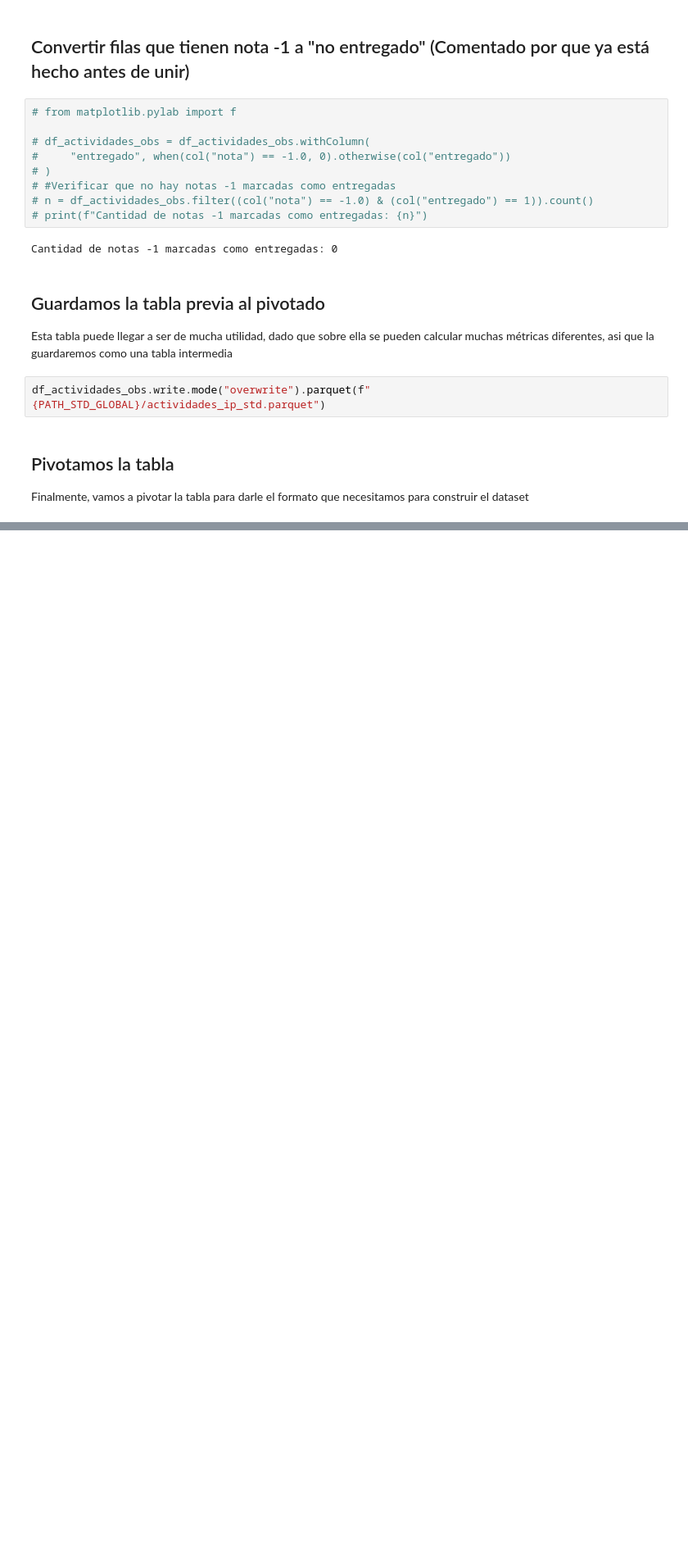
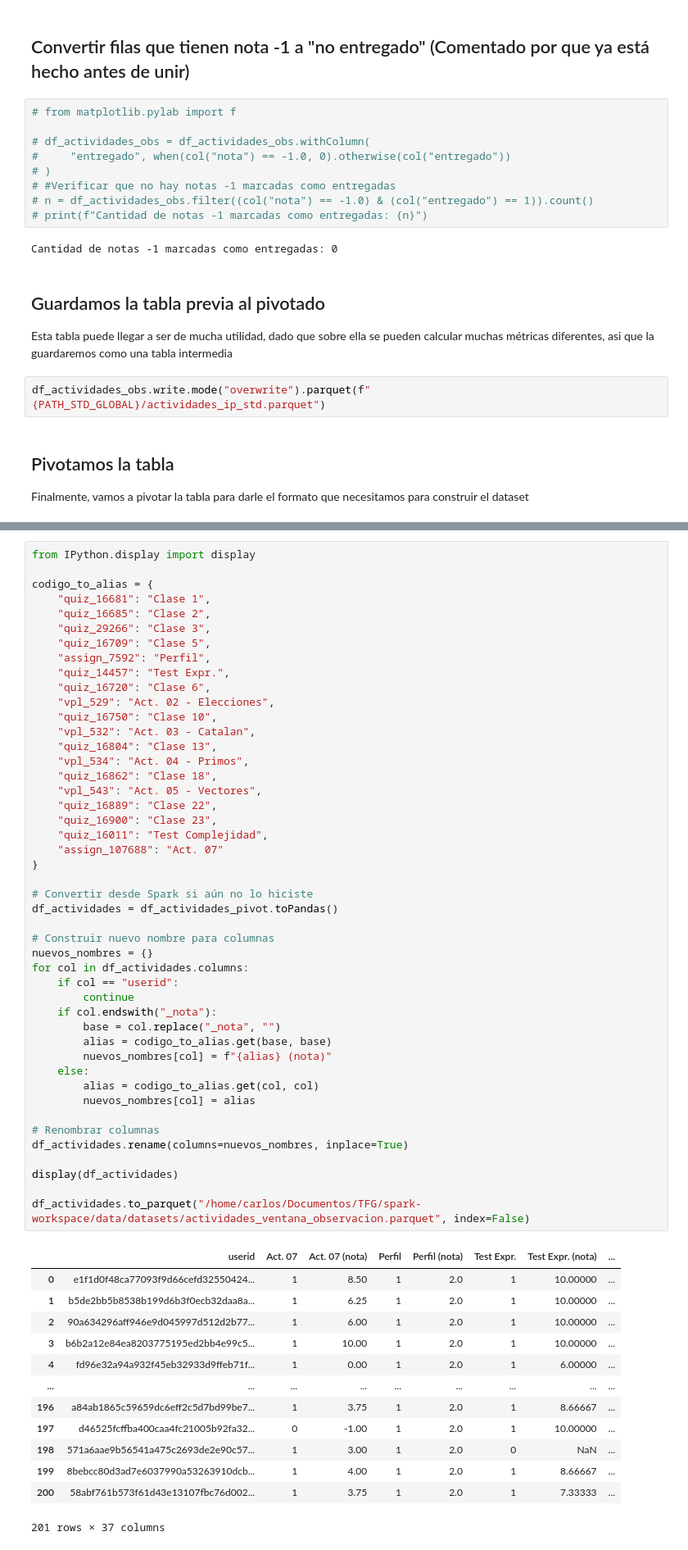
Before and after one commit to Cmanzano03/TFG_cmi_Moodle, a Jupyter notebook: notebooks/Features/Actividades/metricas/unir_pivotar_actividades.ipynb, the cells around one changed output, grey strips where cells are left out. Shown: that part at 82% size. Drawn from its saved outputs; the diff is of its cells as text; blank space fills up the shorter version.

Commit message:
Terminado EDA sobre el primer dataset

```diff
--- a/notebooks/Features/Actividades/metricas/unir_pivotar_actividades.ipynb
+++ b/notebooks/Features/Actividades/metricas/unir_pivotar_actividades.ipynb
@@ -256,0 +229,60 @@ only showing top 100 rows
+# %%
+from IPython.display import display
+
+codigo_to_alias = {
+    "quiz_16681": "Clase 1",
+    "quiz_16685": "Clase 2",
+    "quiz_29266": "Clase 3",
+    "quiz_16709": "Clase 5",
+    "assign_7592": "Perfil",
+    "quiz_14457": "Test Expr.",
+    "quiz_16720": "Clase 6",
+    "vpl_529": "Act. 02 - Elecciones",
+    "quiz_16750": "Clase 10",
+    "vpl_532": "Act. 03 - Catalan",
+    "quiz_16804": "Clase 13",
+    "vpl_534": "Act. 04 - Primos",
+    "quiz_16862": "Clase 18",
+    "vpl_543": "Act. 05 - Vectores",
+    "quiz_16889": "Clase 22",
+    "quiz_16900": "Clase 23",
+    "quiz_16011": "Test Complejidad",
+    "assign_107688": "Act. 07"
+}
+
+# Convertir desde Spark si aún no lo hiciste
+df_actividades = df_actividades_pivot.toPandas()
+
+# Construir nuevo nombre para columnas
+nuevos_nombres = {}
+for col in df_actividades.columns:
+    if col == "userid":
+        continue
+    if col.endswith("_nota"):
+        base = col.replace("_nota", "")
+        alias = codigo_to_alias.get(base, base)
+        nuevos_nombres[col] = f"{alias} (nota)"
+    else:
+        alias = codigo_to_alias.get(col, col)
+        nuevos_nombres[col] = alias
+
+# Renombrar columnas
+df_actividades.rename(columns=nuevos_nombres, inplace=True)
+
+display(df_actividades)
+
+df_actividades.to_parquet("/home/carlos/Documentos/TFG/spark-workspace/data/datasets/actividades_ventana_observacion.parquet", index=False)
+# %% [output]
+|  | userid | Act. 07 | Act. 07 (nota) | Perfil | Perfil (nota) | Test Expr. | Test Expr. (nota) | ... |
+| 0 | e1f1d0f48ca77093f9d66cefd32550424... | 1 | 8.50 | 1 | 2.0 | 1 | 10.00000 | ... |
+| 1 | b5de2bb5b8538b199d6b3f0ecb32daa8a... | 1 | 6.25 | 1 | 2.0 | 1 | 10.00000 | ... |
+| 2 | 90a634296aff946e9d045997d512d2b77... | 1 | 6.00 | 1 | 2.0 | 1 | 10.00000 | ... |
+| 3 | b6b2a12e84ea8203775195ed2bb4e99c5... | 1 | 10.00 | 1 | 2.0 | 1 | 10.00000 | ... |
+| 4 | fd96e32a94a932f45eb32933d9ffeb71f... | 1 | 0.00 | 1 | 2.0 | 1 | 6.00000 | ... |
+| ... | ... | ... | ... | ... | ... | ... | ... | ... |
+| 196 | a84ab1865c59659dc6eff2c5d7bd99be7... | 1 | 3.75 | 1 | 2.0 | 1 | 8.66667 | ... |
+| 197 | d46525fcffba400caa4fc21005b92fa32... | 0 | -1.00 | 1 | 2.0 | 1 | 10.00000 | ... |
+| 198 | 571a6aae9b56541a475c2693de2e90c57... | 1 | 3.00 | 1 | 2.0 | 0 | NaN | ... |
+| 199 | 8bebcc80d3ad7e6037990a53263910dcb... | 1 | 4.00 | 1 | 2.0 | 1 | 8.66667 | ... |
+| 200 | 58abf761b573f61d43e13107fbc76d002... | 1 | 3.75 | 1 | 2.0 | 1 | 7.33333 | ... |
+201 rows × 37 columns
```
Also changed, not shown: parts of 4 cells of this notebook, 12 other files.
